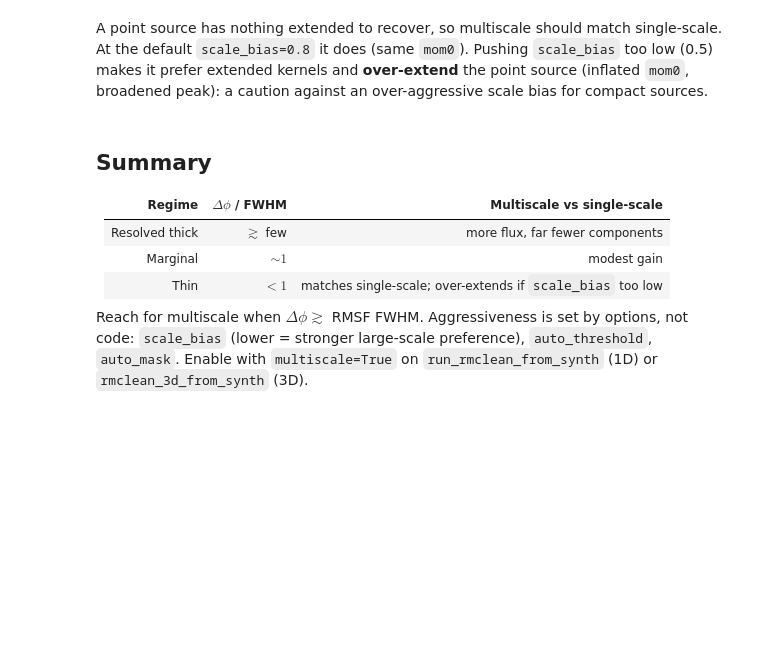
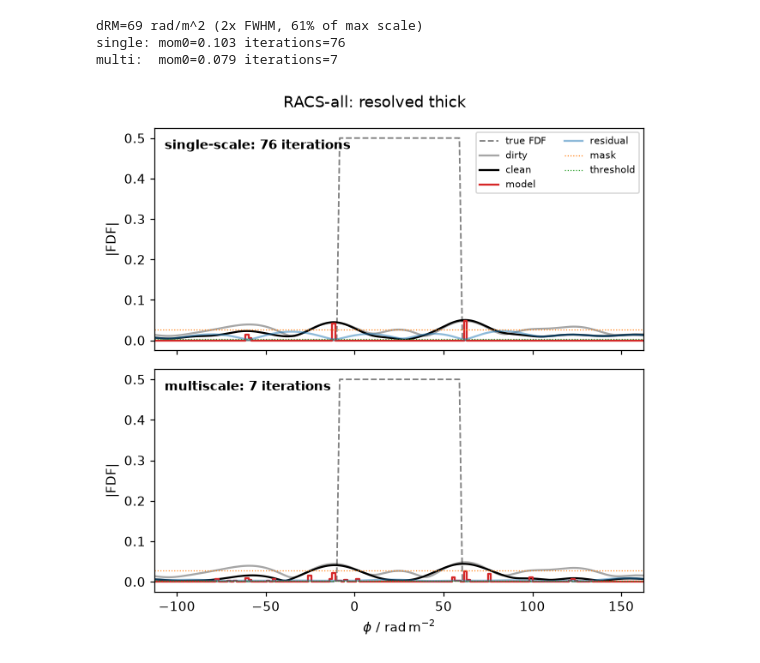
Before and after one commit to AlecThomson/rm-lite, a Jupyter notebook: docs/examples/rmclean_multiscale_1d.ipynb, the cells around one changed output. Saved outputs shown, nothing was run; the diff lists cells and outputs as text; code cells hidden in the pictures; blank space fills up the shorter version.

```diff
--- a/docs/examples/rmclean_multiscale_1d.ipynb
+++ b/docs/examples/rmclean_multiscale_1d.ipynb
@@ -259,3 +309,48 @@ case.
+# %%
+delta_rm = DELTA_RESOLVED_RACS * rmsf_fwhm
+
+pol = (
+    burn_slab(lambda_sq, delta_rm)
+    + rng.normal(0, RMS_NOISE, freq_hz.size)
+    + 1j * rng.normal(0, RMS_NOISE, freq_hz.size)
+).astype(np.complex128)
+err = np.ones_like(pol) * (RMS_NOISE + 1j * RMS_NOISE)
+with quiet_logs(logging.ERROR):
+    synth = rmsynth.run_rmsynth(freq_hz, pol, err, n_samples=20, do_fit_rmsf=True)
+    single = rmclean.run_rmclean_from_synth(
+        synth, auto_mask=AUTO_MASK, auto_threshold=AUTO_THRESHOLD
+    )
+    multi = rmclean.run_rmclean_from_synth(
+        synth,
+        auto_mask=AUTO_MASK,
+        auto_threshold=AUTO_THRESHOLD,
+        multiscale=True,
+        multiscale_scale_bias=SCALE_BIAS,
+        multiscale_max_iter_sub_minor=MULTISCALE_MAX_ITER_SUB_MINOR,
+    )
+
+single_mom0 = float(single.fdf_parameters["mom0_debias"][0])
+multi_mom0 = float(multi.fdf_parameters["mom0_debias"][0])
+single_n = int(np.ravel(single.clean_parameters["n_iter"])[0])
+multi_n = int(np.ravel(multi.clean_parameters["n_iter"])[0])
+
+print(
+    f"dRM={delta_rm:.0f} rad/m^2 ({DELTA_RESOLVED_RACS:.0f}x FWHM, "
+    f"{delta_rm / phi_max:.0%} of max scale)"
+)
+print(f"single: mom0={single_mom0:.3f} iterations={single_n}")
+print(f"multi:  mom0={multi_mom0:.3f} iterations={multi_n}")
+
+# Sparse model is the robust win on RACS thick structure.
+assert multi_n < single_n
+assert multi_n < 25
+# %% [output]
+dRM=69 rad/m^2 (2x FWHM, 61% of max scale)
+single: mom0=0.103 iterations=76
+multi:  mom0=0.079 iterations=7
 # %%
-pol3 = simulate(0.0)
-plot_input(pol3, 0.0)
+plot_clean(
+    synth, single, multi, "slab", delta_rm, rmsf_fwhm, "RACS-all: resolved thick"
+)
+# %% [output]
+[figure, added]
@@ -268,19 +356,0 @@ plot_fdf(synth3, single3, multi3, 0.0, extra=("multiscale (scale_bias=0.5)", mul
-# %% [markdown]
-A point source has nothing extended to recover, so multiscale should match
-single-scale. At the default `scale_bias=0.8` it does (same `mom0`). Pushing
-`scale_bias` too low (0.5) makes it prefer extended kernels and **over-extend**
-the point source (inflated `mom0`, broadened peak): a caution against an
-over-aggressive scale bias for compact sources.
-# %% [markdown]
-## Summary
-
-| Regime | $\Delta\phi$ / FWHM | Multiscale vs single-scale |
-|---|---|---|
-| Resolved thick | $\gtrsim$ few | more flux, far fewer components |
-| Marginal | $\sim 1$ | modest gain |
-| Thin | $< 1$ | matches single-scale; over-extends if `scale_bias` too low |
-
-Reach for multiscale when $\Delta\phi \gtrsim$ RMSF FWHM. Aggressiveness is set
-by options, not code: `scale_bias` (lower = stronger large-scale preference),
-`auto_threshold`, `auto_mask`. Enable with `multiscale=True` on
-`run_rmclean_from_synth` (1D) or `rmclean_3d_from_synth` (3D).
```
Also changed, not shown: parts of 43 cells of this notebook, 4 other files.
